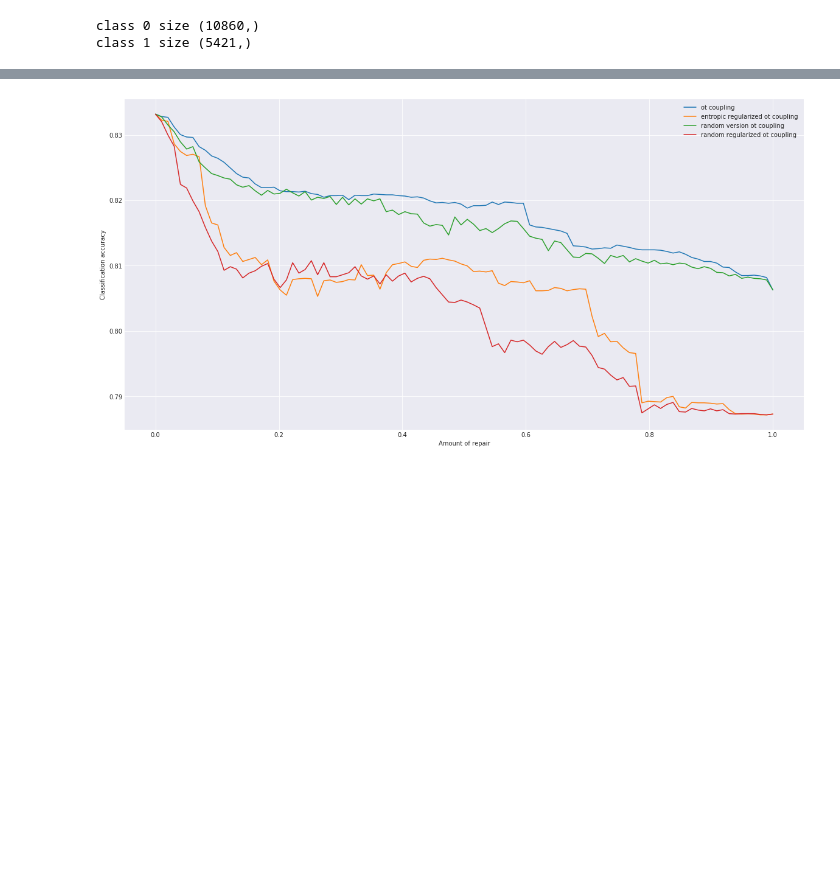
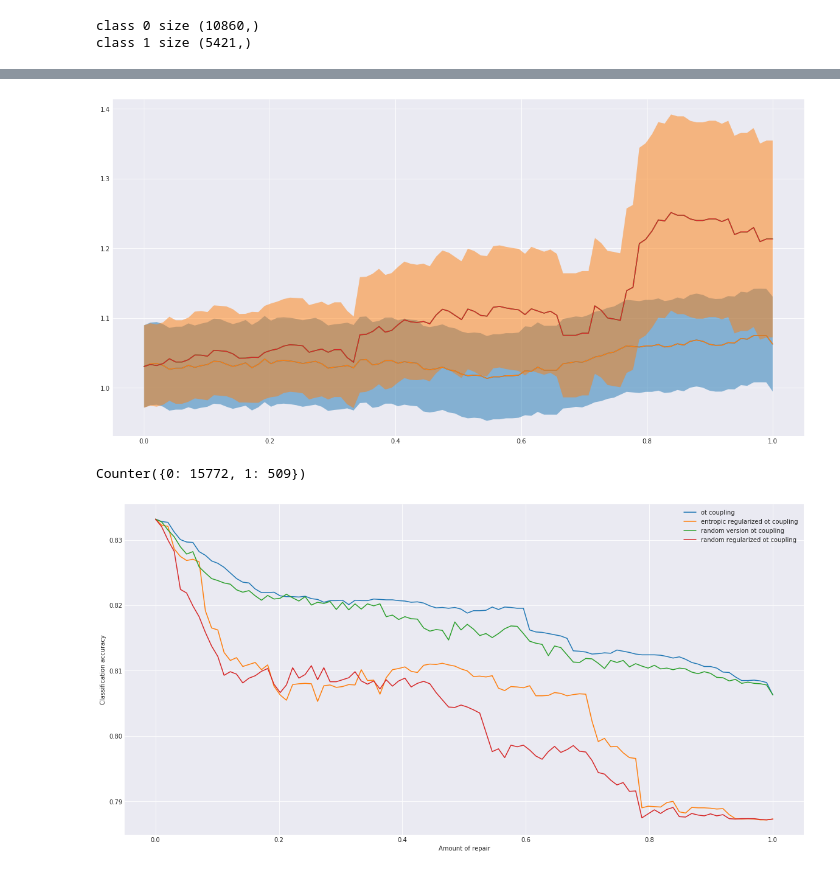
Before and after one commit to grapefroot/ot-numerical-experiments, a Jupyter notebook: notebooks/Experiments.ipynb, the cells around one changed output, grey strips where cells are left out. Drawn from its saved outputs; the diff is of its cells as text; code cells hidden in the pictures; blank space fills up the shorter version.

Commit message:
bugfix and confidence intervals

```diff
--- a/notebooks/Experiments.ipynb
+++ b/notebooks/Experiments.ipynb
@@ -202,13 +203,21 @@ def subsample_maps(num_samples, num_couplings, data_first, data_second, y_first,
 # %%
 acs = []
 dims = []
+lowers = []
+uppers = []
+tn = []
+
 
 for repair_value in tqdm_notebook(np.linspace(0, 1, num=num)):
     X_new, y_new = partial_repair(repair_value, data_test[gender_test == 'Male'], data_test[gender_test == 'Female'], coupling, y_first, y_second)
     #clf1 = clone(clf_base)
     #clf1.fit(X_new, y_new)
     accuracy_sc = accuracy_score(y_new, clf.predict(X_new))
-    disparate_im = disparate_impact_1(clf.predict(X_new), gender_binary)
+    T_n, lower, upper = construct_confidence_interval(clf.predict(X_new), gender_binary)
+    disparate_im = disparate_impact(clf.predict(X_new), gender_binary)
+    tn.append(T_n)
+    lowers.append(lower)
+    uppers.append(upper)
     acs.append(accuracy_sc)
     dims.append(disparate_im)
 # %% [output]
@@ -216,13 +225,20 @@ for repair_value in tqdm_notebook(np.linspace(0, 1, num=num)):
 # %%
 acs_1 = []
 dims_1 = []
+lowers_1 = []
+uppers_1 = []
+tn_1 = []
 
 for repair_value in tqdm_notebook(np.linspace(0, 1, num=num)):
     X_new, y_new = partial_repair(repair_value, data_test[gender_test == 'Male'], data_test[gender_test == 'Female'], coupling1, y_first, y_second)
 #     clf1 = clone(clf_base)
 #     clf1.fit(X_new, y_new)
     accuracy_sc = accuracy_score(y_new, clf.predict(X_new))
-    disparate_im = disparate_impact_1(clf.predict(X_new), gender_binary)
+    disparate_im = disparate_impact(clf.predict(X_new), gender_binary)
+    T_n, lower, upper = construct_confidence_interval(clf.predict(X_new), gender_binary)
+    tn_1.append(T_n)
+    lowers_1.append(lower)
+    uppers_1.append(upper)
     acs_1.append(accuracy_sc)
     dims_1.append(disparate_im)
 # %% [output]
@@ -255,6 +271,21 @@ for repair_value in tqdm_notebook(np.linspace(0, 1, num=num)):
     dims_3.append(disparate_im)
 # %% [output]
 [interactive output not drawn]
+# %%
+with sns.axes_style('darkgrid'):
+    plt.figure(figsize=(20, 10))
+    plt.plot(np.linspace(0, 1, num), tn)
+    plt.plot(np.linspace(0, 1, num), dims)
+    plt.plot(np.linspace(0, 1, num), tn_1)
+    plt.plot(np.linspace(0, 1, num), dims_1)
+    plt.fill_between(np.linspace(0, 1, num), lowers, uppers, alpha=0.5)
+    plt.fill_between(np.linspace(0, 1, num), lowers_1, uppers_1, alpha=0.5)
+# %% [output]
+[figure, added]
+# %%
+Counter(clf.predict(X_new))
+# %% [output]
+Counter({0: 15772, 1: 509})
 # %%
 with sns.axes_style('darkgrid'):
     plt.figure(figsize=(20, 10))
```
Also changed, not shown: parts of 7 cells of this notebook, 2 other files.
